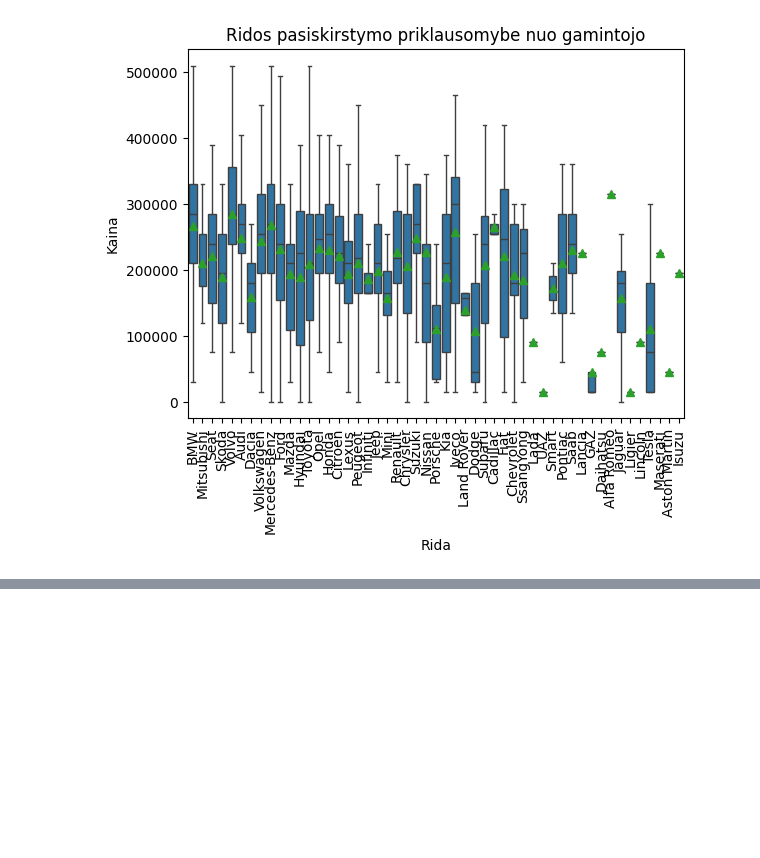
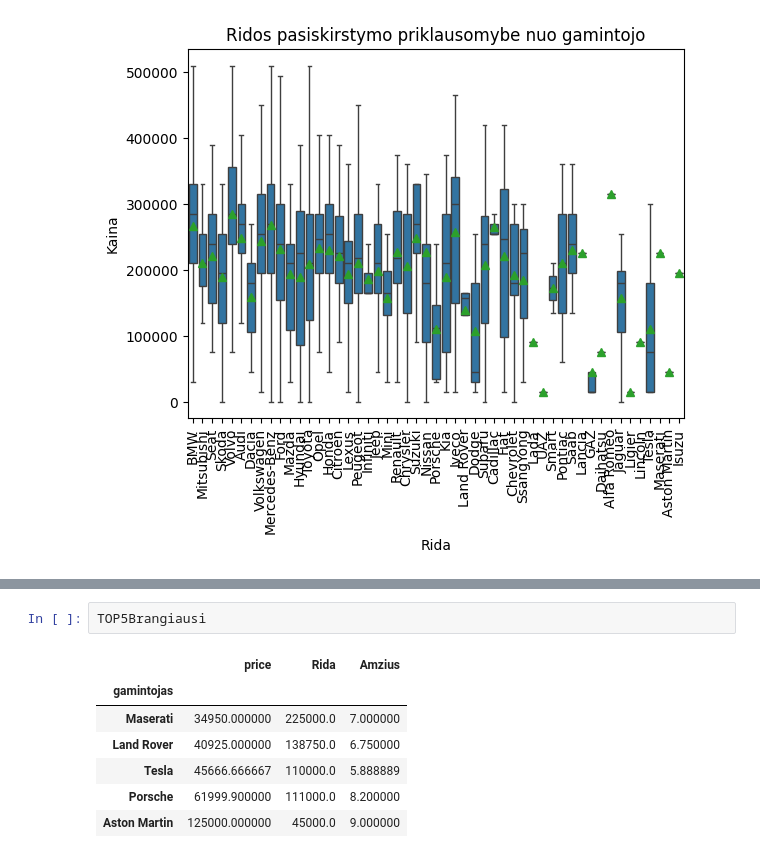
Before and after one commit to EmveeLT/JupyterNotebooks, a Jupyter notebook: Pandas2.ipynb, the cells around one changed output, grey strips where cells are left out. Drawn from its saved outputs; the diff is of its cells as text; blank space fills up the shorter version.

```diff
--- a/Pandas2.ipynb
+++ b/Pandas2.ipynb
@@ -2487,0 +2585,10 @@ plt.show()
+# %%
+TOP5Brangiausi
+# %% [output]
+|  | price | Rida | Amzius |
+| gamintojas |  |  |  |
+| Maserati | 34950.000000 | 225000.0 | 7.000000 |
+| Land Rover | 40925.000000 | 138750.0 | 6.750000 |
+| Tesla | 45666.666667 | 110000.0 | 5.888889 |
+| Porsche | 61999.900000 | 111000.0 | 8.200000 |
+| Aston Martin | 125000.000000 | 45000.0 | 9.000000 |
```
Also changed, not shown: parts of 7 cells of this notebook, 5 other files.
